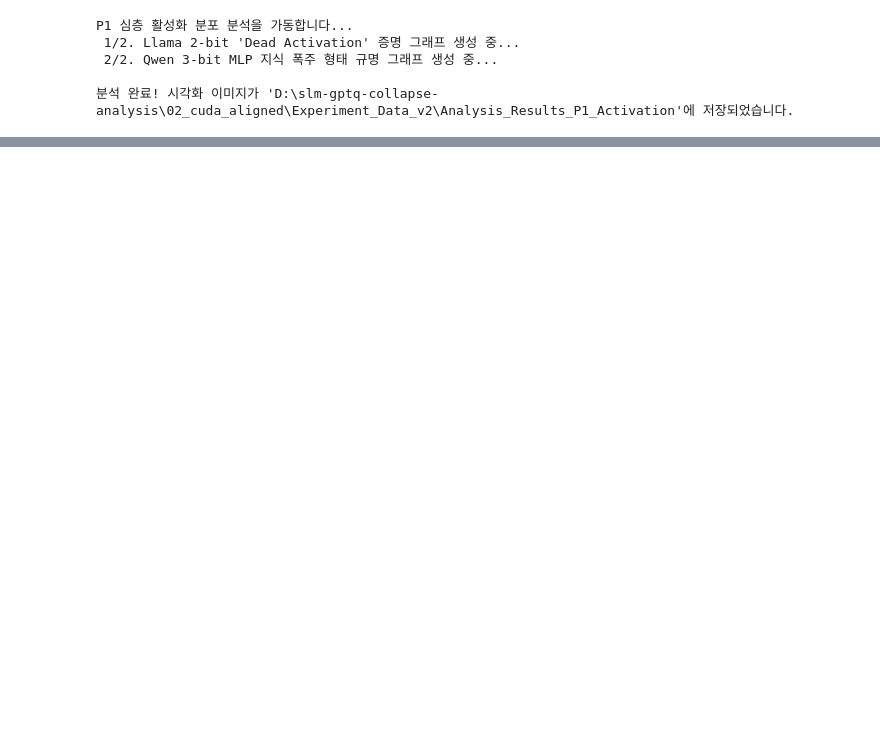
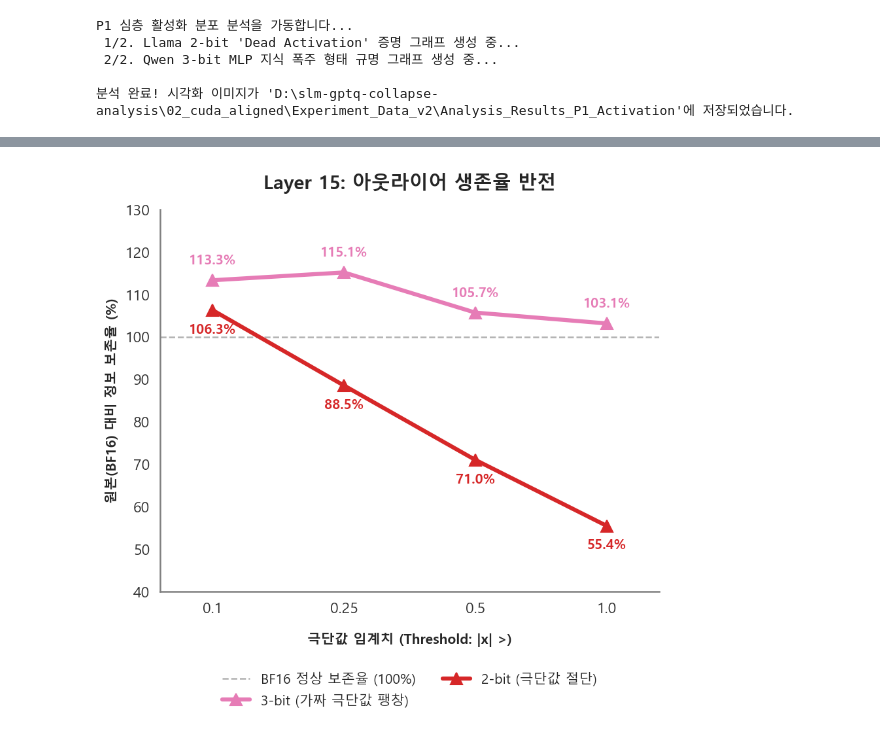
Before and after one commit to SHINJIHAN/slm-gptq-collapse-analysis, a Jupyter notebook: 04_llm_quant_analysis/06_analyze_p1_framework.ipynb, the cells around one changed output, grey strips where cells are left out. Drawn from its saved outputs; the diff is of its cells as text; code cells hidden in the pictures; blank space fills up the shorter version.

```diff
--- a/04_llm_quant_analysis/06_analyze_p1_framework.ipynb
+++ b/04_llm_quant_analysis/06_analyze_p1_framework.ipynb
@@ -362,0 +995,72 @@ P1 심층 활성화 분포 분석을 가동합니다...
+# %%
+import matplotlib.pyplot as plt
+import numpy as np
+import pandas as pd # outlier_table 데이터프레임 처리를 위해 필요
+
+# ==========================================
+# 7. PPT 최적화 (1:1 정사각형 비율, 세모 마커 버전)
+# ==========================================
+def plot_outlier_survival_1to1(df):
+    plt.rcParams['font.family'] = 'Malgun Gothic' # Windows용
+    # plt.rcParams['font.family'] = 'AppleGothic' # Mac용
+    plt.rcParams['axes.unicode_minus'] = False
+
+    # 가로와 세로를 6x6 인치로 맞추어 완벽한 1:1 비율 생성
+    fig, ax = plt.subplots(figsize=(6, 6), dpi=150)
+
+    x = np.arange(len(df['Threshold (|x| >)']))
+    thresholds = df['Threshold (|x| >)'].tolist()
+
+    y_3bit = df['3-bit 보존율'].astype(float).tolist()
+    y_2bit = df['2-bit 보존율'].astype(float).tolist()
+
+    ax.grid(False)
+    ax.axhline(100, color='gray', linestyle='--', linewidth=1.2, alpha=0.6, zorder=1, label='BF16 정상 보존율 (100%)')
+
+    # [수정 포인트] 마커를 모두 위를 향한 세모('^')로 변경
+    ax.plot(x, y_3bit, marker='^', markersize=9, color='#e67cb6', linewidth=3, zorder=3, label='3-bit (가짜 극단값 팽창)')
+    ax.plot(x, y_2bit, marker='^', markersize=9, color='#d62728', linewidth=3, zorder=3, label='2-bit (극단값 절단)')
+
+    # 데이터 수치 텍스트 표시
+    for i in range(len(x)):
+        ax.text(x[i], y_3bit[i] + 3, f"{y_3bit[i]:.1f}%", ha='center', va='bottom',
+                color='#e67cb6', fontweight='bold', fontsize=10)
+        ax.text(x[i], y_2bit[i] - 3, f"{y_2bit[i]:.1f}%", ha='center', va='top',
+                color='#d62728', fontweight='bold', fontsize=10)
+
+    # 축 및 레이블 설정
+    ax.set_xticks(x)
+    ax.set_xticklabels(thresholds, fontsize=11)
+    ax.set_xlabel('극단값 임계치 (Threshold: |x| >)', fontsize=10, fontweight='bold', labelpad=12)
+    ax.set_ylabel('원본(BF16) 대비 정보 보존율 (%)', fontsize=10, fontweight='bold')
+
+    # 1:1 비율에 맞춰 타이틀 패딩 조정
+    ax.set_title('Layer 15: 아웃라이어 생존율 반전', fontsize=14, fontweight='bold', pad=15)
+
+    # 좌우 여백 및 Y축 범위 설정
+    ax.set_xlim(-0.4, len(x) - 0.6)
+    ax.set_ylim(40, 130)
+
+    # 범례 배열
+    ax.legend(loc='upper center', bbox_to_anchor=(0.5, -0.18), ncol=2, fontsize=10, frameon=False)
+
+    # 축 실선 회색 보존
+    ax.spines['top'].set_visible(False)
+    ax.spines['right'].set_visible(False)
+    ax.spines['left'].set_visible(True)
+    ax.spines['bottom'].set_visible(True)
+
+    ax.spines['left'].set_color('gray')
+    ax.spines['bottom'].set_color('gray')
+    ax.spines['left'].set_linewidth(1.2)
+    ax.spines['bottom'].set_linewidth(1.2)
+
+    ax.tick_params(axis='both', which='both', direction='out', length=4, width=1.2, colors='gray', labelcolor='#333333')
+
+    plt.tight_layout()
+    plt.show()
+
+# 실행
+plot_outlier_survival_1to1(outlier_table)
+# %% [output]
+[figure, added]
```
Also changed, not shown: parts of 6 cells of this notebook, 25 other files.
